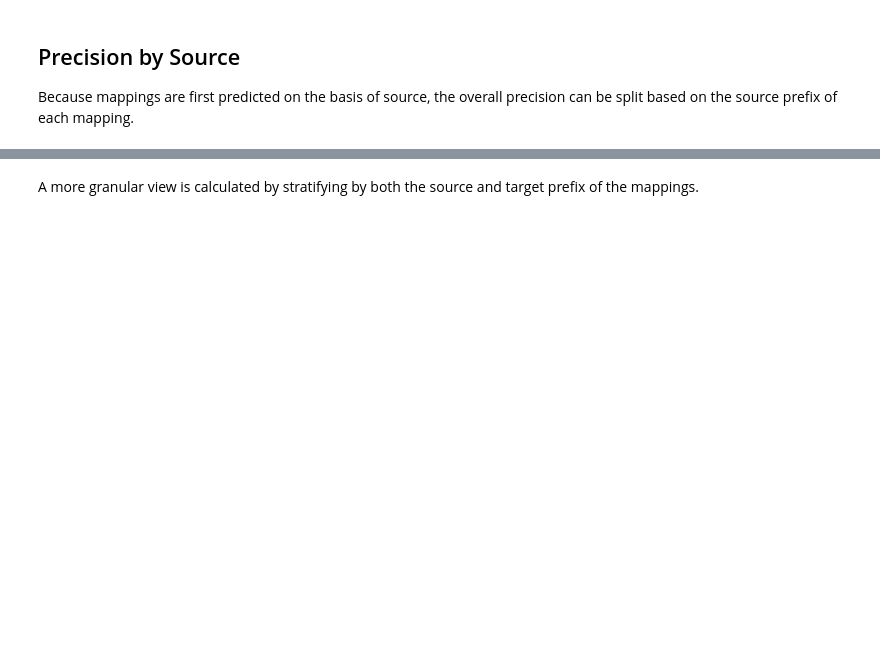
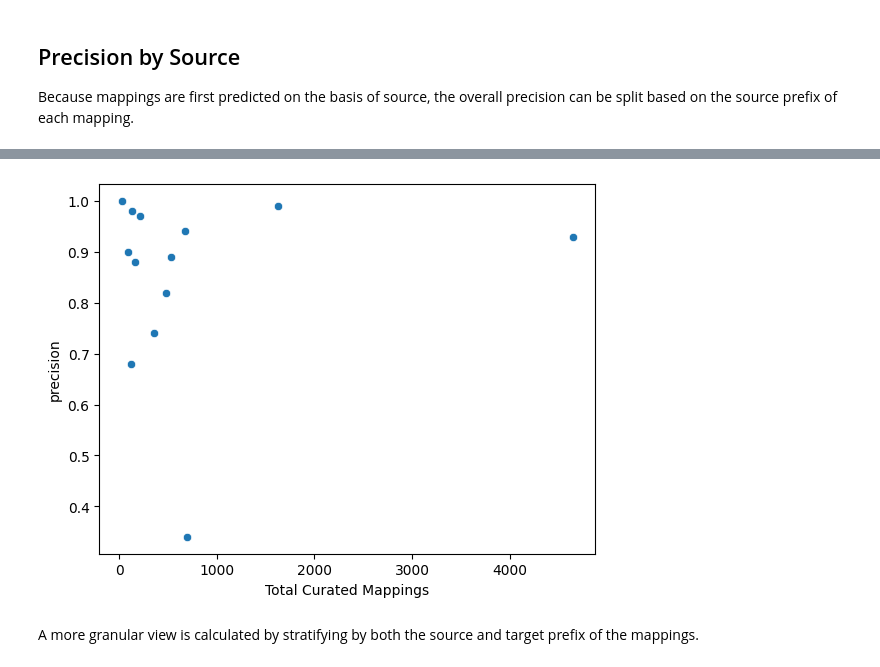
Before and after one commit to biopragmatics/biomappings, a Jupyter notebook: notebooks/Biased Measurement of Precision.ipynb, the cells around one changed output, grey strips where cells are left out. Drawn from its saved outputs; the diff is of its cells as text; code cells hidden in the pictures; blank space fills up the shorter version.

```diff
--- a/notebooks/Biased Measurement of Precision.ipynb
+++ b/notebooks/Biased Measurement of Precision.ipynb
@@ -96,3 +98,12 @@ df
+# %%
+ax = sns.scatterplot(
+    x=df1["positive"] + df1["negative"],
+    y=df1["precision"]
+)
+ax.set_xlabel("Total Curated Mappings")
+plt.show()
+# %% [output]
+[figure, added]
 # %% [markdown]
 A more granular view is calculated by stratifying by both the source and target prefix of the mappings.
 # %%
```
Also changed, not shown: parts of 9 cells of this notebook, 2 other files.
